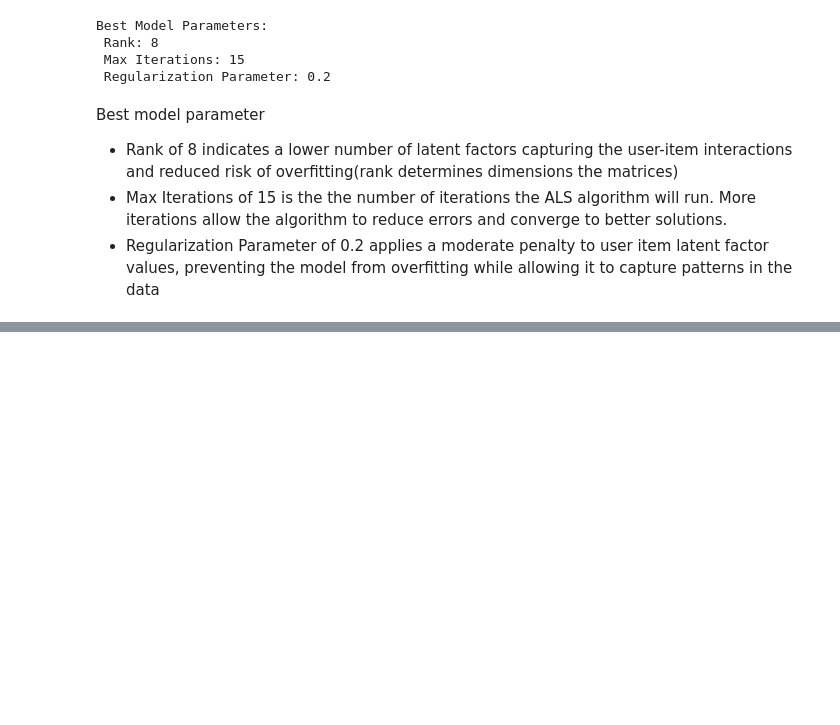
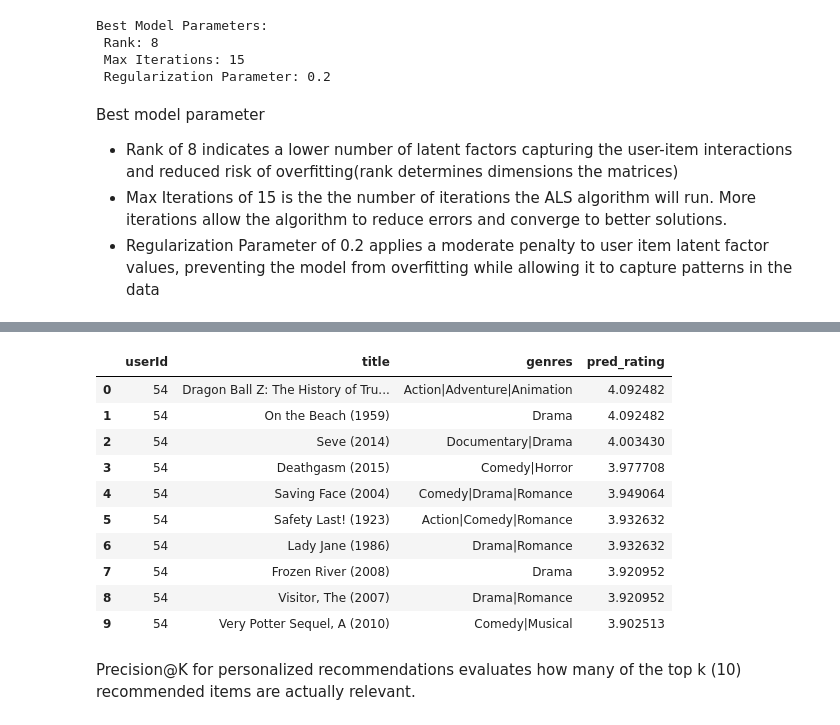
Before and after one commit to durrantX/Movie-Recommendation-System, a Jupyter notebook: Movie Recommender System.ipynb, the cells around one changed output, grey strips where cells are left out. Drawn from its saved outputs; the diff is of its cells as text; code cells hidden in the pictures; blank space fills up the shorter version.

```diff
--- a/Movie Recommender System.ipynb
+++ b/Movie Recommender System.ipynb
@@ -492,0 +559,3 @@ Text(51.0, 0.5, 'rank')
+# %%
+# Fit the final model
+final_model = als.fit(train_data)
@@ -492,0 +1389,10 @@ Text(51.0, 0.5, 'rank')
+# %%
+# Generate recommendations for user 54
+userid= 54
+
+# Generate top 10 movie recommendations for all users
+userRecommend= final_model.recommendForAllUsers(10)
+
+# Filter recommendations for the user
+user54=userRecommend.filter(col("userId") == userid)
+user54.show()
@@ -492,0 +1414,14 @@ Text(51.0, 0.5, 'rank')
+# %%
+explod_user54 = user54.withColumn("recommendation", explode("recommendations"))
+
+# Select the userId, movieId, and rating from the exploded DataFrame
+explod_user54 = explod_user54.select(
+    col("userId"),
+    col("recommendation.movieId").alias("movieId"),
+    col("recommendation.rating").alias("pred_rating"))
+
+# Restrict predicted ratings to be between 0 and 5
+explod_user54 = explod_user54.withColumn(
+    "pred_rating",
+    when(col("pred_rating") > 5, 5).otherwise(col("pred_rating")))
+explod_user54.show()
@@ -492,0 +1443,11 @@ Text(51.0, 0.5, 'rank')
+# %%
+#Improving the Readability
+user54_rec = explod_user54.join(movies_data, "movieId")
+#Select the necessary columns
+user54_rec = user54_rec.select(
+    col("userId"),
+    col("title"),
+    col('genres'),
+    col("pred_rating"))
+
+user54_rec.show(5, truncate=False)
@@ -492,0 +1465,20 @@ Text(51.0, 0.5, 'rank')
+# %%
+# Convert the Spark DataFrame to a Pandas DataFrame
+user54_rec_pd = user54_rec.toPandas()
+
+# Display the Pandas DataFrame
+user54_rec_pd
+# %% [output]
+|  | userId | title | genres | pred_rating |
+| 0 | 54 | Dragon Ball Z: The History of Tru... | Action|Adventure|Animation | 4.092482 |
+| 1 | 54 | On the Beach (1959) | Drama | 4.092482 |
+| 2 | 54 | Seve (2014) | Documentary|Drama | 4.003430 |
+| 3 | 54 | Deathgasm (2015) | Comedy|Horror | 3.977708 |
+| 4 | 54 | Saving Face (2004) | Comedy|Drama|Romance | 3.949064 |
+| 5 | 54 | Safety Last! (1923) | Action|Comedy|Romance | 3.932632 |
+| 6 | 54 | Lady Jane (1986) | Drama|Romance | 3.932632 |
+| 7 | 54 | Frozen River (2008) | Drama | 3.920952 |
+| 8 | 54 | Visitor, The (2007) | Drama|Romance | 3.920952 |
+| 9 | 54 | Very Potter Sequel, A (2010) | Comedy|Musical | 3.902513 |
+# %% [markdown]
+Precision@K for personalized recommendations evaluates how many of the top  k (10) recommended items are actually relevant.
```
Also changed, not shown: parts of 87 cells of this notebook.
